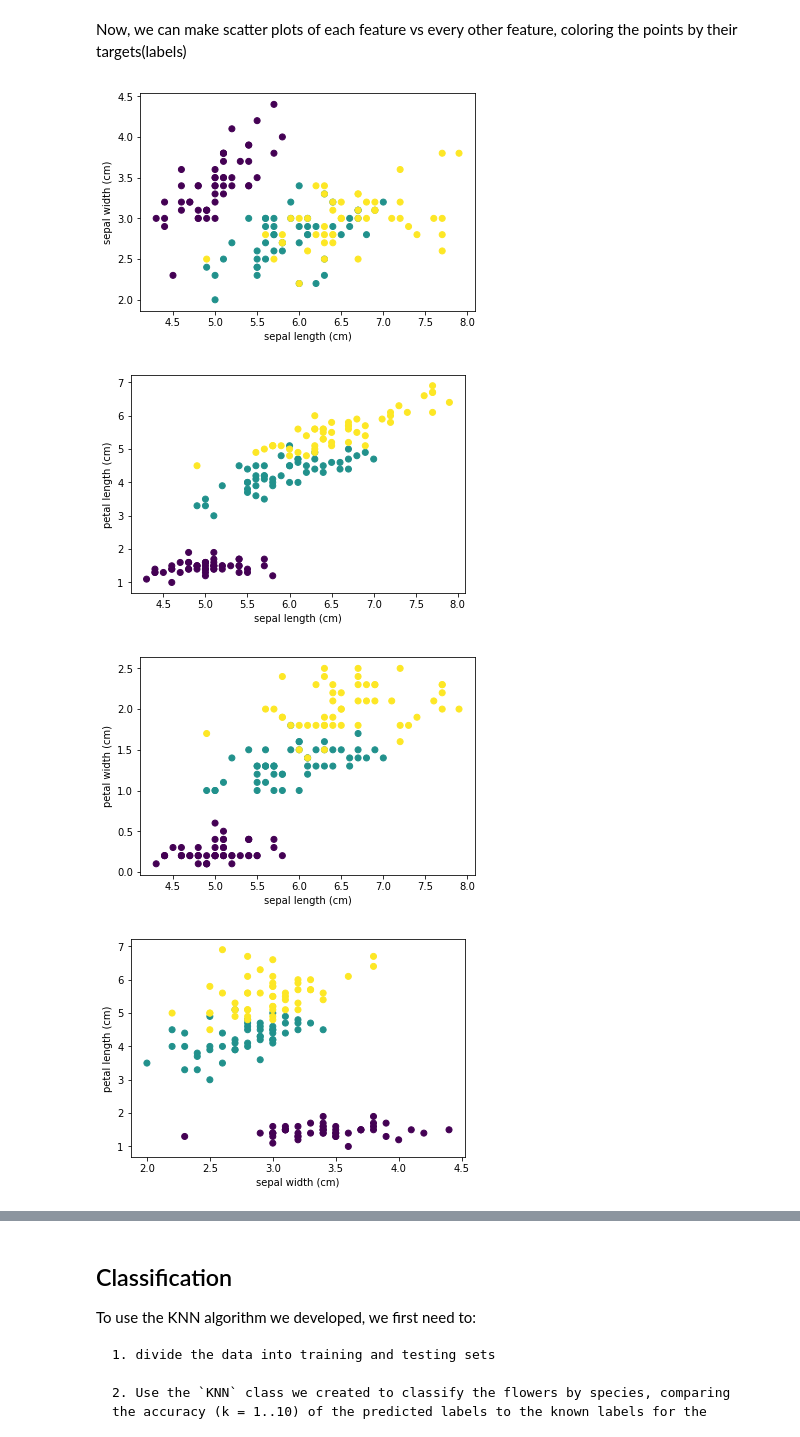
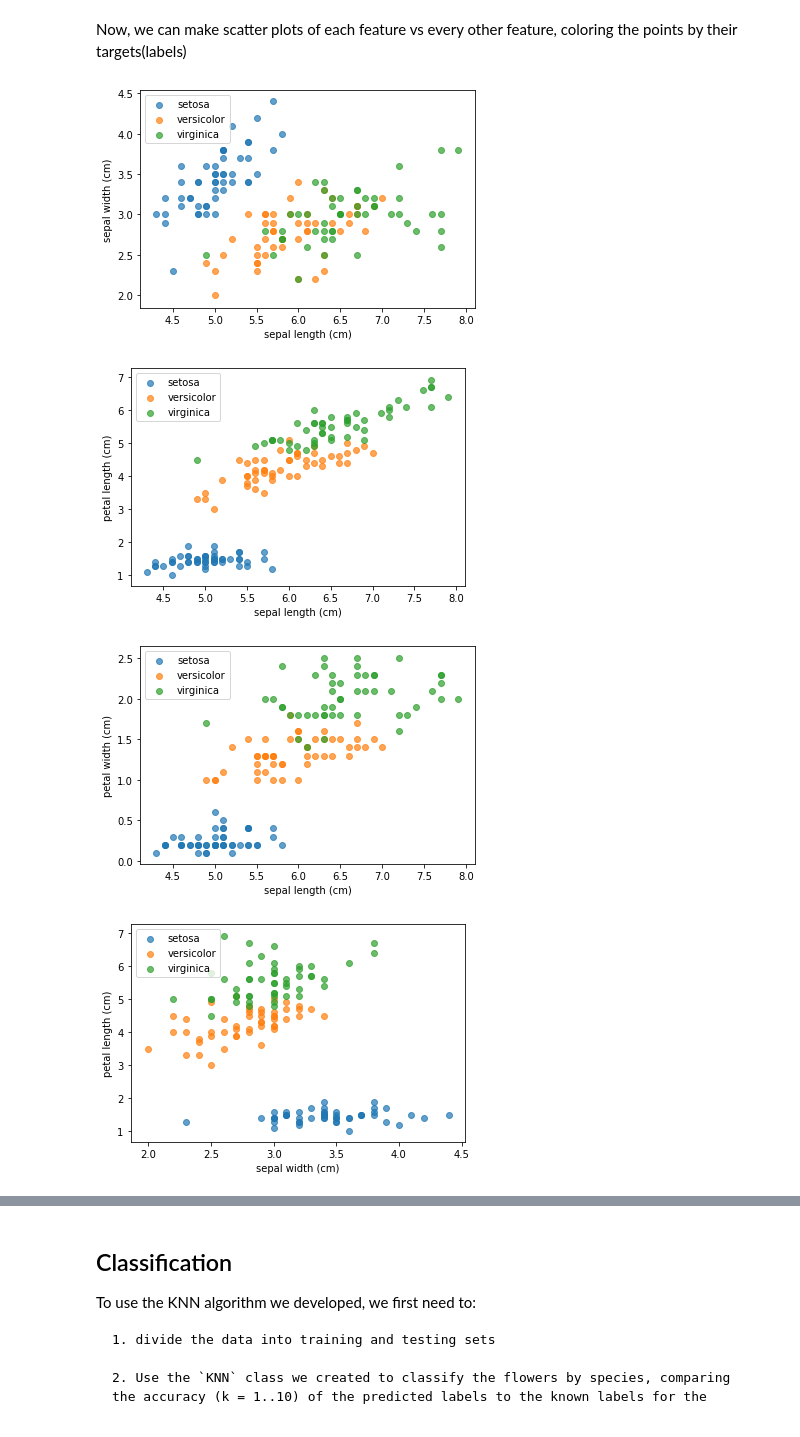
Before and after one commit to rockboynton/Machine-Learning, a Jupyter notebook: Lab2/boynton_lab02.ipynb, the cells around one changed output, grey strips where cells are left out. Cells and saved outputs as stored; diff of their text form; code cells hidden in the pictures.

Commit message:
Finally figured out legend for plotting features

```diff
--- a/Lab2/boynton_lab02.ipynb
+++ b/Lab2/boynton_lab02.ipynb
@@ -42,16 +40,19 @@ Now, we can make scatter plots of each feature vs every other feature, coloring
 # %%
 import matplotlib.pyplot as plt
 from itertools import combinations
 
 labels = combinations(iris_dataset.feature_names, 2)
 indices = combinations(range(len(iris_dataset.feature_names)), 2)
 for (x_label, y_label), (x1, x2) in zip(labels, indices):
-    plt.scatter(iris_dataset.data[:,x1], iris_dataset.data[:,x2], c=iris_dataset.target)
+    for i, target in enumerate(iris_dataset.target_names):
+        species = iris_dataset.data[ iris_dataset.target == i ]
+        plt.scatter(species[:,x1], species[:,x2], label=target, alpha=0.7)
     plt.xlabel(x_label)
     plt.ylabel(y_label)
+    plt.legend(loc='upper left')
     plt.show()
 # %% [output]
-[figure, old version]
+[figure, new version]
-[figure, old version]
+[figure, new version]
-[figure, old version]
+[figure, new version]
-[figure, old version]
+[figure, new version]
```
Also changed, not shown: parts of 2 cells of this notebook.
